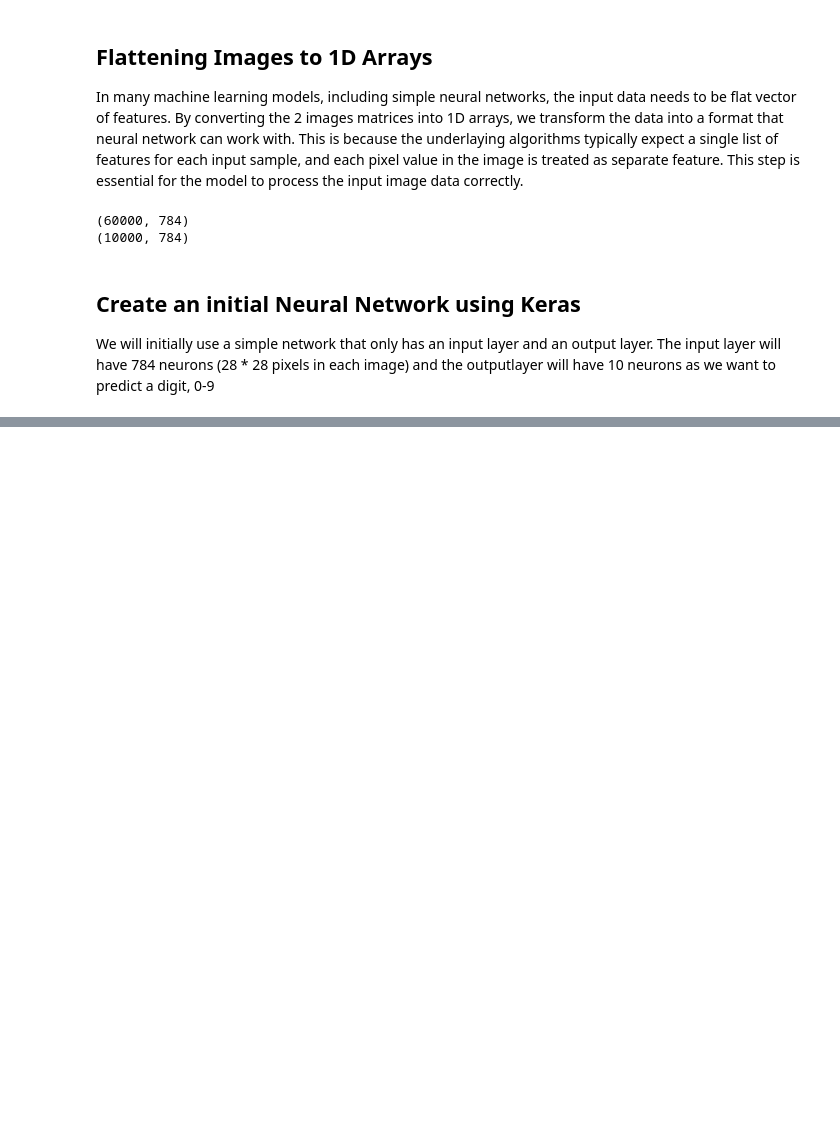
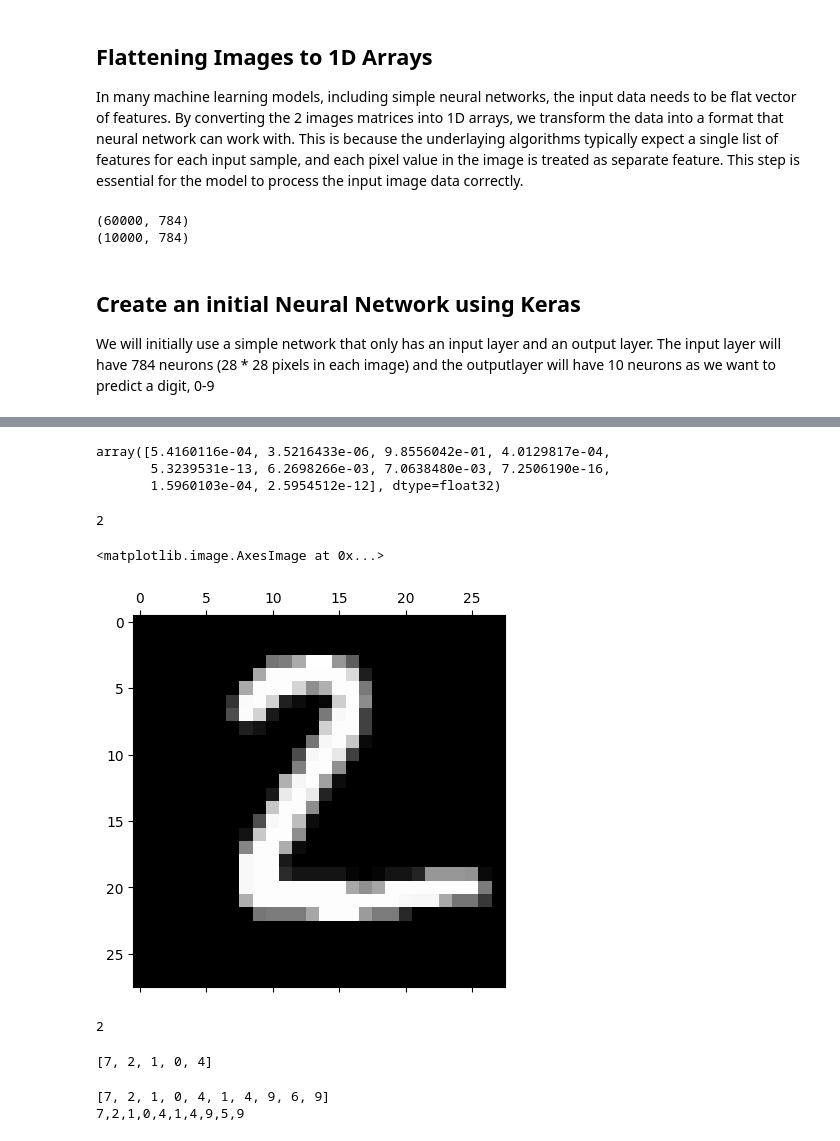
Before and after one commit to vanessa-arruda/ai-ml, a Jupyter notebook: labs/lab3/mnist.ipynb, the cells around one changed output, grey strips where cells are left out. Saved outputs shown, nothing was run; the diff lists cells and outputs as text; code cells hidden in the pictures; blank space fills up the shorter version.

```diff
--- a/labs/lab3/mnist.ipynb
+++ b/labs/lab3/mnist.ipynb
@@ -148,0 +159,20 @@ Epoch 5/5
+# %%
+y_predicted[1]
+# %% [output]
+array([5.4160116e-04, 3.5216433e-06, 9.8556042e-01, 4.0129817e-04,
+       5.3239531e-13, 6.2698266e-03, 7.0638480e-03, 7.2506190e-16,
+       1.5960103e-04, 2.5954512e-12], dtype=float32)
+# %%
+predicted_class = np.argmax(y_predicted[1])
+predicted_class
+# %% [output]
+2
+# %%
+plt.matshow(X_test[1], cmap='grey')
+# %% [output]
+<matplotlib.image.AxesImage at 0x...>
+[figure, added]
+# %%
+y_test[1]
+# %% [output]
+2
@@ -148,0 +181,12 @@ Epoch 5/5
+# %%
+y_predicted_labels[:5]
+# %% [output]
+[7, 2, 1, 0, 4]
+# %%
+#check against the first 10 labels
+
+print(y_predicted_labels[:10])
+print(','.join([str(c) for c in y_test[:10]]))
+# %% [output]
+[7, 2, 1, 0, 4, 1, 4, 9, 6, 9]
+7,2,1,0,4,1,4,9,5,9
```
Also changed, not shown: parts of 14 cells of this notebook, 8 other files.
